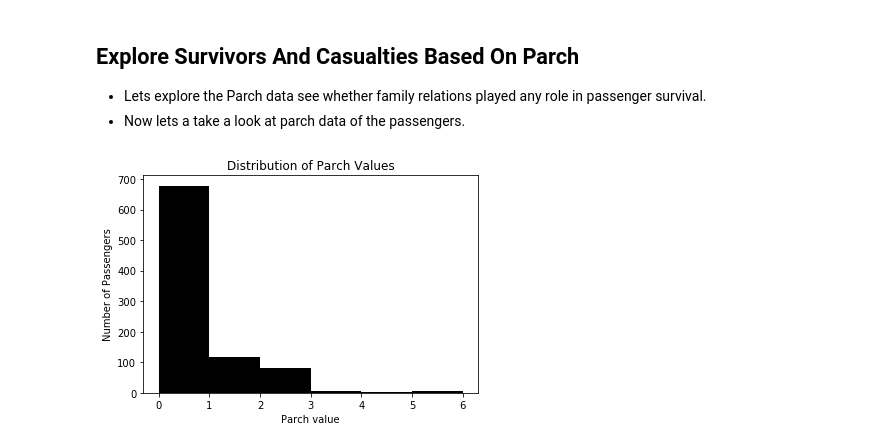
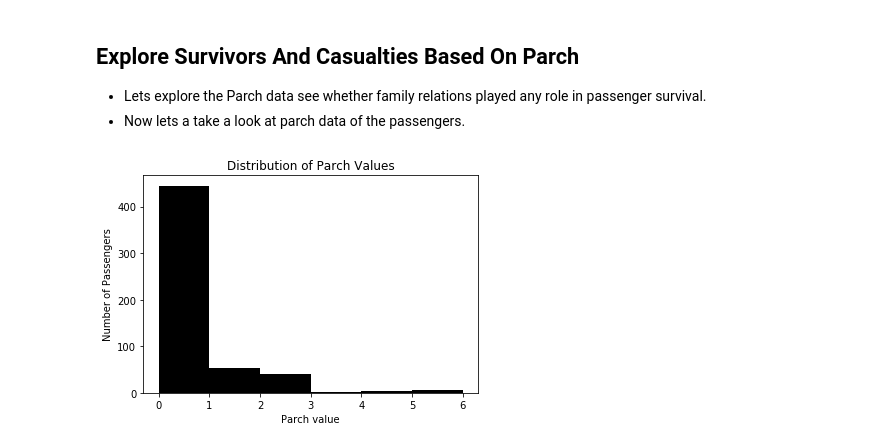
Before and after one commit to chaitanya6761/Udacity-Data-Analyst-Nano-Degree, a Jupyter notebook: P2 Investigate A Dataset(Titanic Survival Data)/Titanic_Data_Analysis.ipynb, the cells around one changed output. Saved outputs shown, nothing was run; the diff lists cells and outputs as text; code cells hidden in the pictures.

```diff
--- a/P2 Investigate A Dataset(Titanic Survival Data)/Titanic_Data_Analysis.ipynb
+++ b/P2 Investigate A Dataset(Titanic Survival Data)/Titanic_Data_Analysis.ipynb
@@ -270,9 +339,9 @@ titanic_data[(age_data < 1)]
 # %%
 parch_data = titanic_data['Parch']
 survived_parch_data = parch_data[survival_data==1]
 casualties_parch_data = parch_data[survival_data==0]
 
-drawHistogram(parch_data,'Distribution of Parch Values',
+drawHistogram(casualties_parch_data,'Distribution of Parch Values',
               'Parch value','Number of Passengers',bins=6,color='k')
 # %% [output]
-[figure, old version]
+[figure, new version]
```
Also changed, not shown: parts of 11 cells of this notebook.
